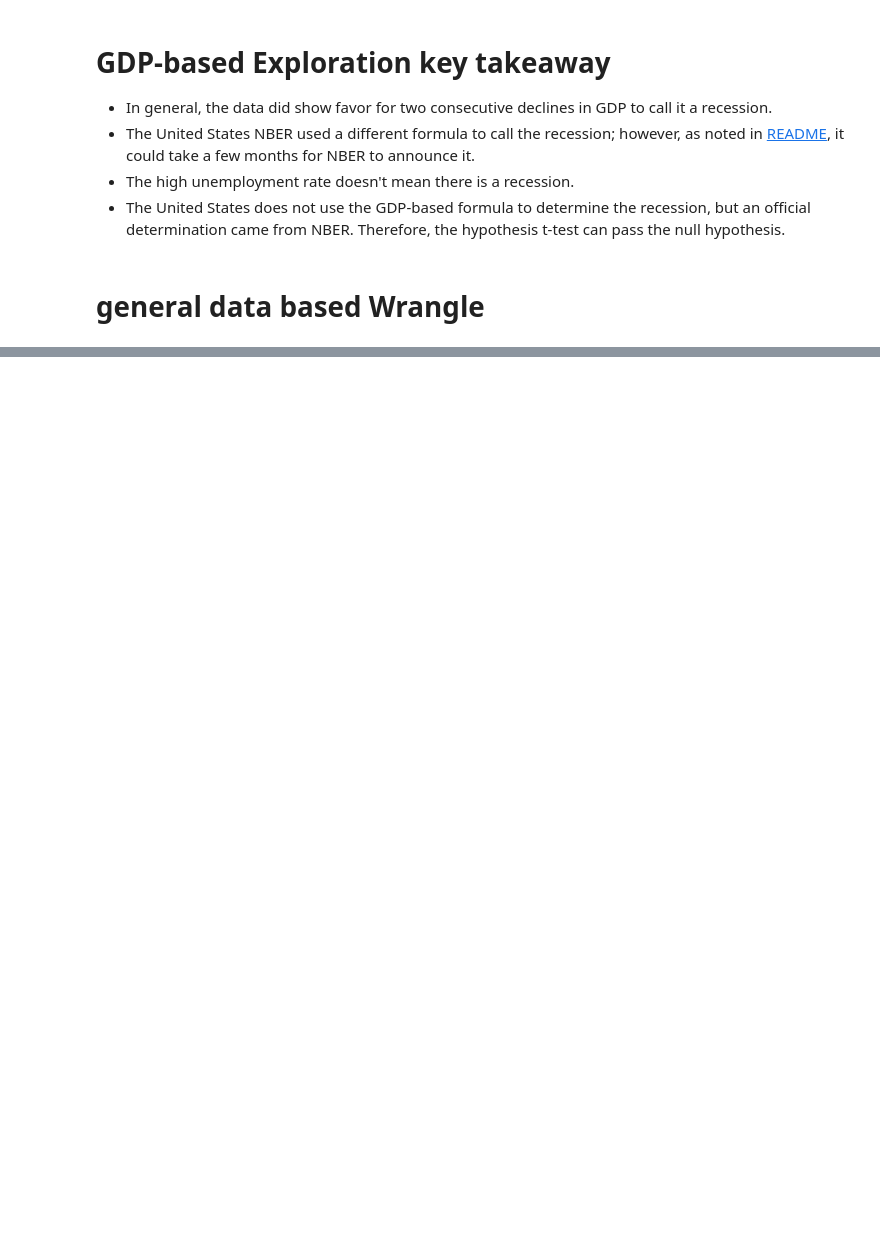
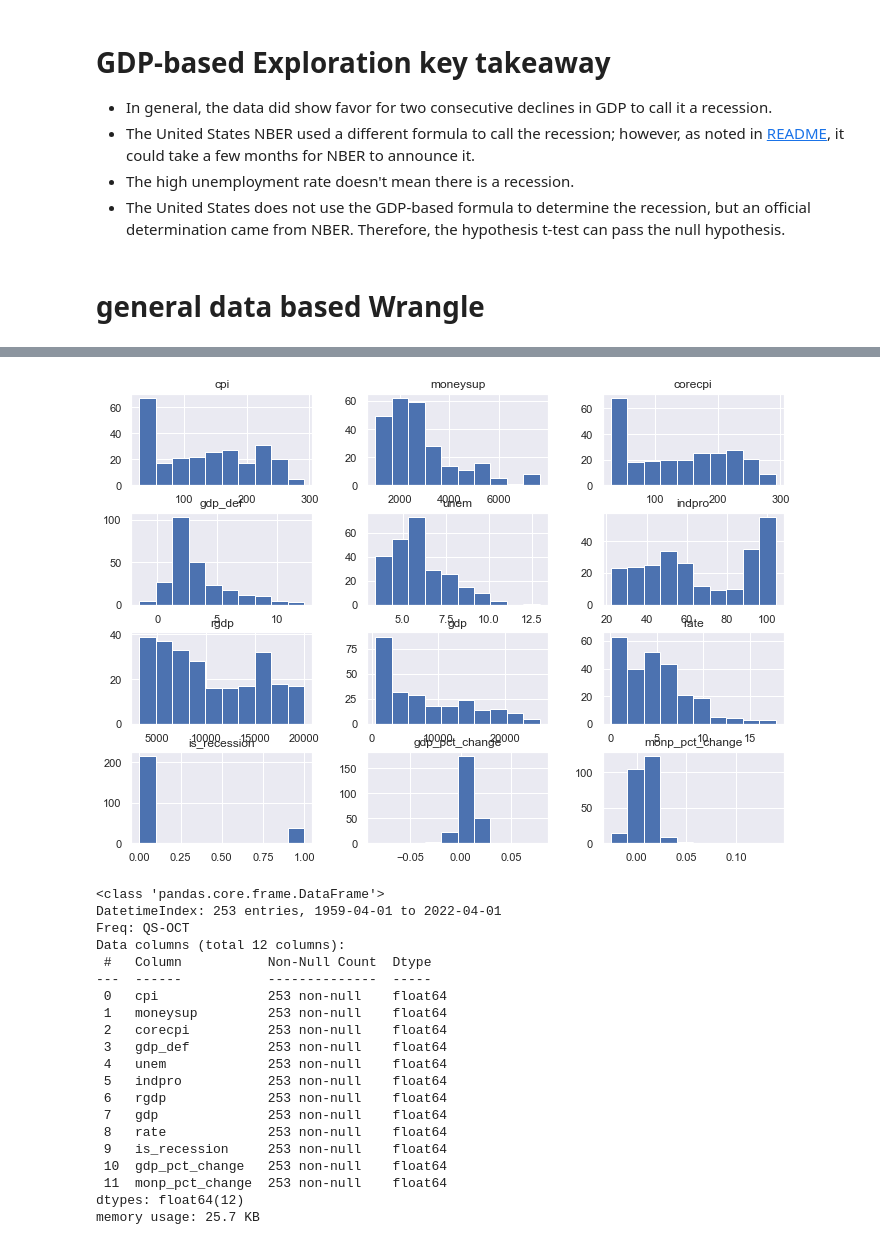
Before and after one commit to QinzhiChen/recession_prediction, a Jupyter notebook: final notebook.ipynb, the cells around one changed output, grey strips where cells are left out. Drawn from its saved outputs; the diff is of its cells as text; code cells hidden in the pictures; blank space fills up the shorter version.

```diff
--- a/final notebook.ipynb
+++ b/final notebook.ipynb
@@ -137,0 +151,27 @@ gen_based
+# %%
+# basic info
+gen_based.hist()
+plt.show()
+gen_based.info()
+# %% [output]
+[figure, added]
+<class 'pandas.core.frame.DataFrame'>
+DatetimeIndex: 253 entries, 1959-04-01 to 2022-04-01
+Freq: QS-OCT
+Data columns (total 12 columns):
+ #   Column           Non-Null Count  Dtype
+---  ------           --------------  -----
+ 0   cpi              253 non-null    float64
+ 1   moneysup         253 non-null    float64
+ 2   corecpi          253 non-null    float64
+ 3   gdp_def          253 non-null    float64
+ 4   unem             253 non-null    float64
+ 5   indpro           253 non-null    float64
+ 6   rgdp             253 non-null    float64
+ 7   gdp              253 non-null    float64
+ 8   rate             253 non-null    float64
+ 9   is_recession     253 non-null    float64
+ 10  gdp_pct_change   253 non-null    float64
+ 11  monp_pct_change  253 non-null    float64
+dtypes: float64(12)
+memory usage: 25.7 KB
```
Also changed, not shown: parts of 67 cells of this notebook, 8 other files.
